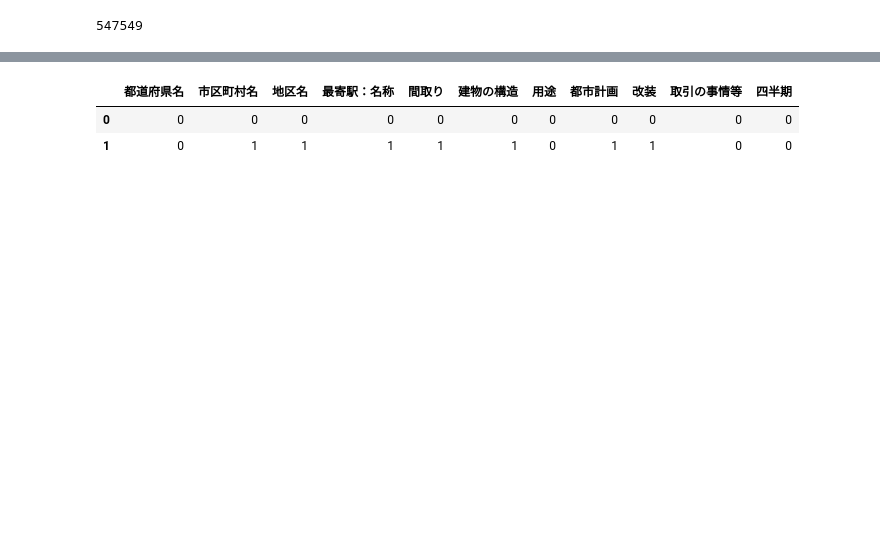
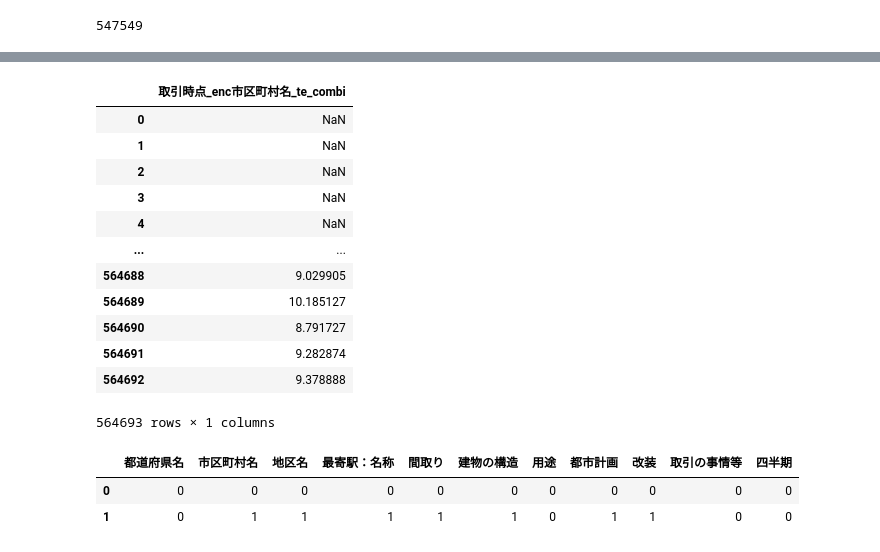
Before and after one commit to KotaroOsako/-, a Jupyter notebook: 20280518.ipynb, the cells around one changed output, grey strips where cells are left out. Cells and saved outputs as stored; diff of their text form; code cells hidden in the pictures; blank space fills up the shorter version.

```diff
--- a/20280518.ipynb
+++ b/20280518.ipynb
@@ -86,3 +92,16 @@ df_edit1.head(2)
+# %%
+TARGET = '取引価格（総額）_log'
+time_col = '取引時点_enc'
+group_col = '市区町村名'
+def calc_te(row):
+    #辞書の中のdfの'取引時点_enc'かつ四半期の都道府県
+    if row[time_col] in te_dic and row[group_col] in te_dic[row[time_col]]:
+        return te_dic[row[time_col]][row[group_col]]
+    else:
+        return 0
+
+df_edit1[group_col+'_te'] = df_edit1.apply(calc_te, axis=1)
+# df_edit1.head(2)
 # %%
 df_edit1.loc[df_edit1['建築年']=='戦前','建築年']='昭和20年'
 df_edit1['和暦名称']=df_edit1['建築年'].str[:2]
@@ -184,3 +245,19 @@ df_dummy=df_edit1.copy()
+# %%
+output_df2
+# %% [output]
+|  | 取引時点_enc市区町村名_te_combi |
+| 0 | NaN |
+| 1 | NaN |
+| 2 | NaN |
+| 3 | NaN |
+| 4 | NaN |
+| ... | ... |
+| 564688 | 9.029905 |
+| 564689 | 10.185127 |
+| 564690 | 8.791727 |
+| 564691 | 9.282874 |
+| 564692 | 9.378888 |
+564693 rows × 1 columns
 # %%
 encoder = Pipeline([
     SelectCategorical(),
```
Also changed, not shown: parts of 21 cells of this notebook.
